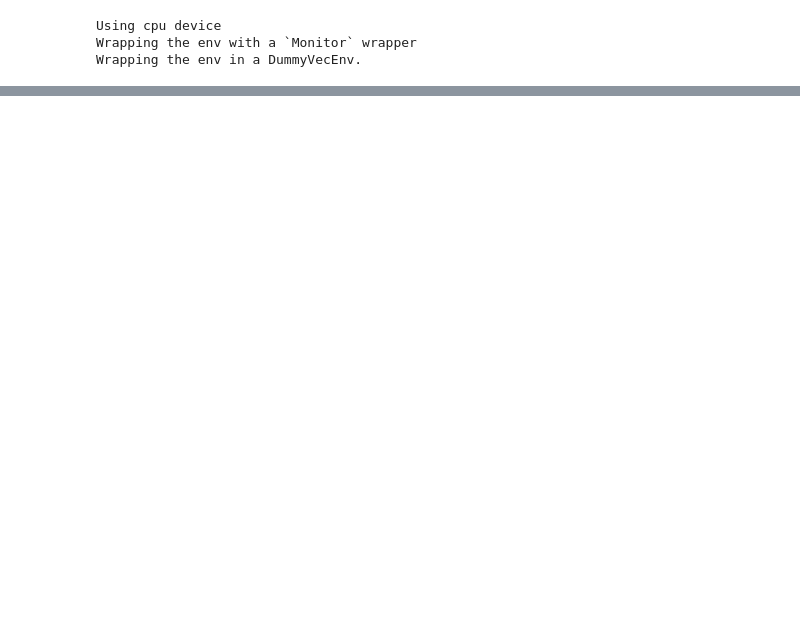
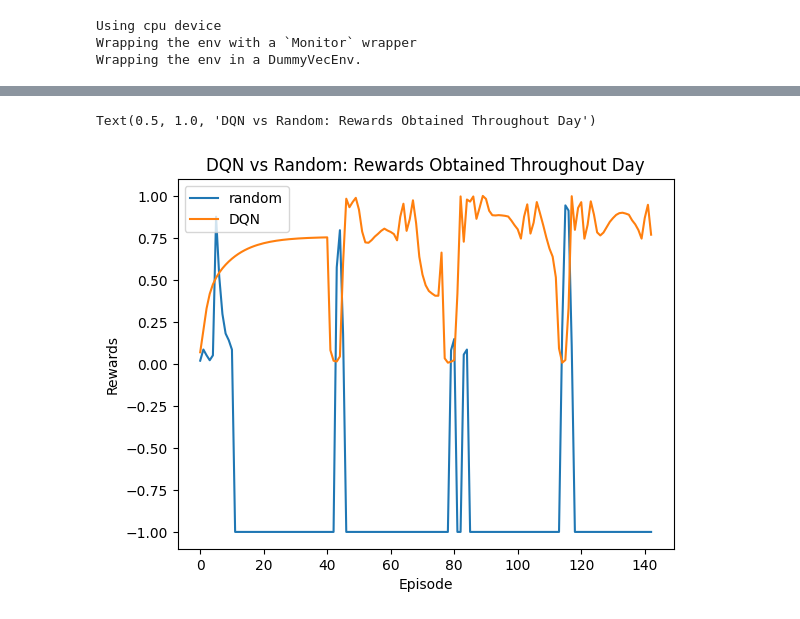
Before and after one commit to emmyxth/diabetes-cs238, a Jupyter notebook: dosing_rl_gym/envs/diabetes_dqn.ipynb, the cells around one changed output, grey strips where cells are left out. Drawn from its saved outputs; the diff is of its cells as text; code cells hidden in the pictures; blank space fills up the shorter version.

```diff
--- a/dosing_rl_gym/envs/diabetes_dqn.ipynb
+++ b/dosing_rl_gym/envs/diabetes_dqn.ipynb
@@ -116,0 +167,32 @@ test_model = DQN.load("dqn_diabetes")
+# %%
+## ACCUMULATING RANDOM REWARD
+random_episode_r, random_r, _ = random_model(diabetic_sim, num_episodes=144)
+# %%
+## ACCUMULATING TEST MODEL REWARD
+reward_vec = []
+done = False
+state = diabetic_sim.reset()
+while not done:
+    action, _states = test_model.predict(state, deterministic=True)
+    next_state, reward, done, info = diabetic_sim.step(action)
+    reward_vec.append(reward)
+    state = next_state
+# %%
+random_reward = np.array(random_r).astype(np.double)
+xs = np.arange(len(random_r))
+s2 = np.isfinite(random_reward)
+# %%
+avfa_reward = np.array(reward_vec).astype(np.double)
+xs = np.arange(len(reward_vec))
+s1 = np.isfinite(avfa_reward)
+
+plt.plot(xs[s2], random_reward[s2], linestyle='-', label='random')
+plt.plot(xs[s1], avfa_reward[s1], linestyle='-', label='DQN')
+plt.legend()
+
+plt.xlabel('Episode')
+plt.ylabel('Rewards')
+plt.title('DQN vs Random: Rewards Obtained Throughout Day')
+# %% [output]
+Text(0.5, 1.0, 'DQN vs Random: Rewards Obtained Throughout Day')
+[figure, added]
```
Also changed, not shown: parts of 12 cells of this notebook, 2 other files.
